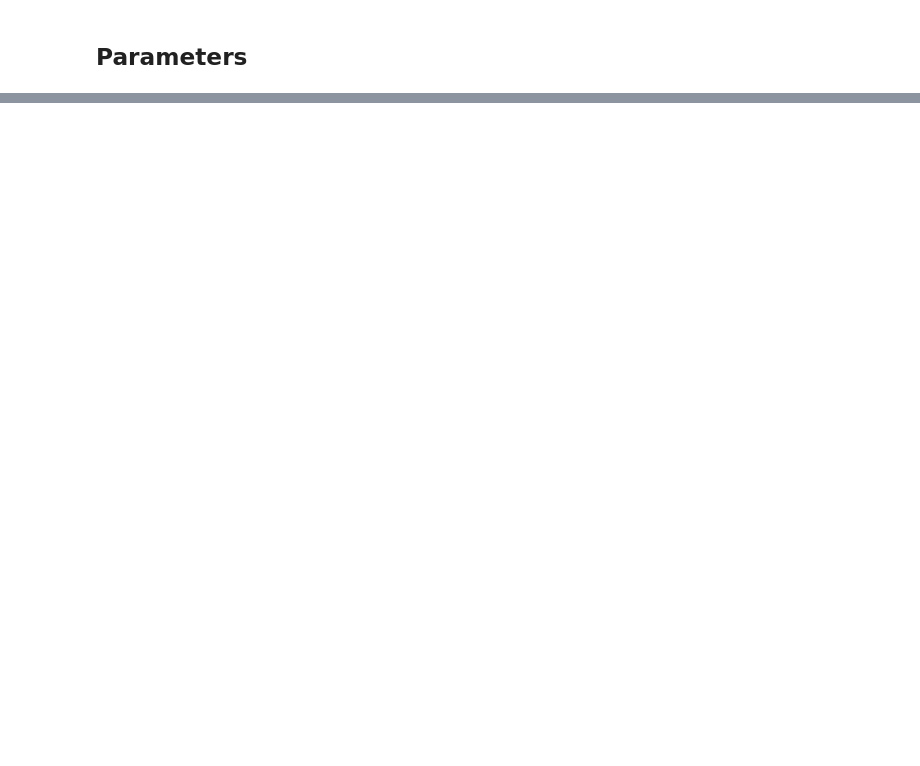
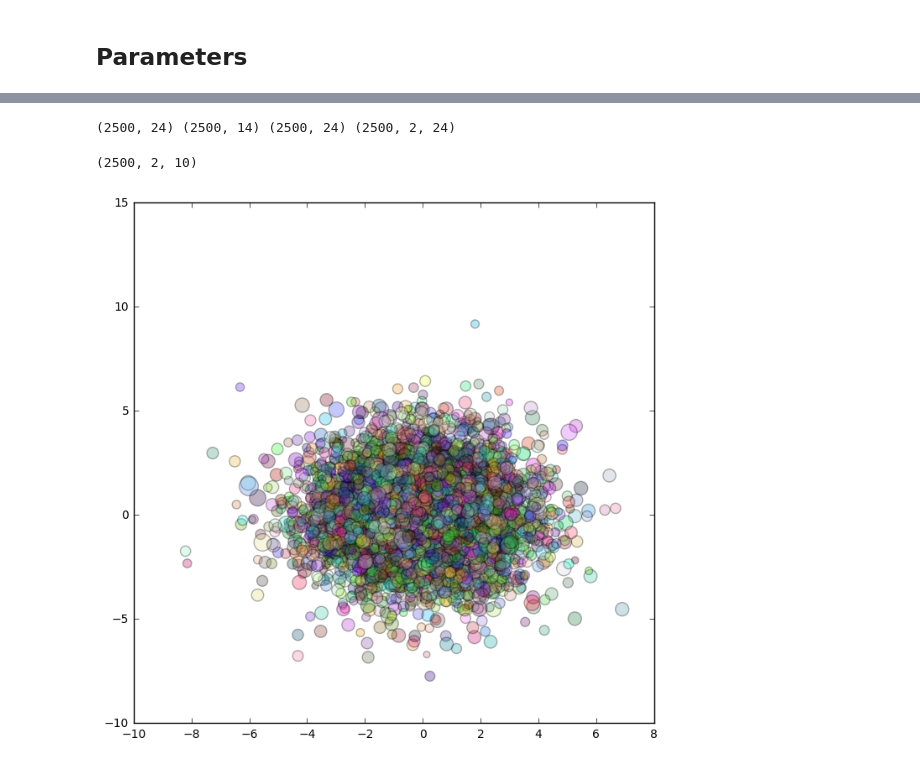
Before and after one commit to mjm522/aml, a Jupyter notebook: aml_dl/src/aml_dl/mdn/notebooks/mdn_nD_pushing_training.ipynb, the cells around one changed output, grey strips where cells are left out. Cells and saved outputs as stored; diff of their text form; code cells hidden in the pictures; blank space fills up the shorter version.

Commit message:
fixed data collection crash, and fixed mdn sampling

```diff
--- a/aml_dl/src/aml_dl/mdn/notebooks/mdn_nD_pushing_training.ipynb
+++ b/aml_dl/src/aml_dl/mdn/notebooks/mdn_nD_pushing_training.ipynb
@@ -107,3 +103,3 @@ data_y
 # %%
 xs = data_x#np.random.uniform(-10.5, 10.5, (14, NSAMPLE)).T
-ys = data_y#np.random.uniform(-10.5, 10.5, (2, NSAMPLE)).T
+ys = np.array(data_y)#np.random.uniform(-10.5, 10.5, (2, NSAMPLE)).T
@@ -139,2 +128,6 @@ x_test = x_test.reshape(NTEST,1) # needs to be a matrix, not a vector
+# %%
+x_test = np.random.uniform(-10.5, 10.5, (14, NSAMPLE)).T
+NTEST = x_test.size
+# ids
 # %%
 out_pi_test, out_sigma_test, out_mu_test = sess.run([out_pi, out_sigma, out_mu], feed_dict={x: x_test})
@@ -143,8 +134,22 @@ ValueError: Cannot feed value of shape (300, 1) for Tensor u'x_1:0', which has s
 # %%
-out_mu_test = out_mu_test.reshape((300,24))
+
 print out_pi_test.shape, x_test.shape, out_sigma_test.shape, out_mu_test.shape
+# %% [output]
+(2500, 24) (2500, 14) (2500, 24) (2500, 2, 24)
 # %%
 # print out_mu_test.reshape((300,2))
+# %%
+samples = inverse_model._generate_mixture_samples(out_pi_test,out_mu_test,out_sigma_test)
+# %%
+print samples.shape
+# %% [output]
+(2500, 2, 10)
+# %%
+plt.figure(figsize=(8, 8))
+plt.scatter(samples[:,0,:],samples[:,1,:],s=out_sigma_test[:,1]*100, c=np.random.rand(2500,3), alpha=0.3)
+plt.show()
+# %% [output]
+[figure, added]
 # %%
 
 
```
Also changed, not shown: parts of 16 cells of this notebook, 5 other files.
